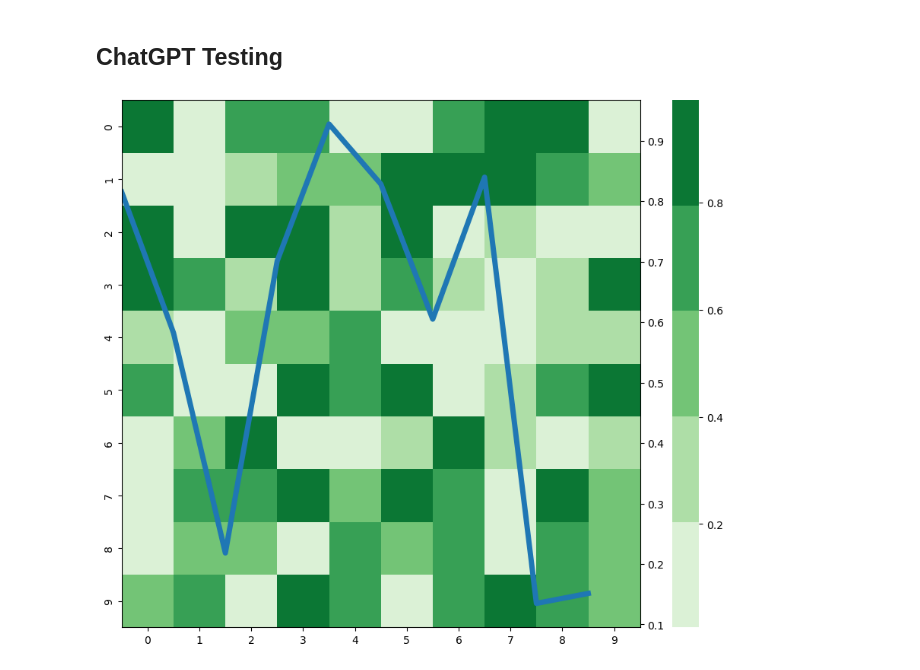
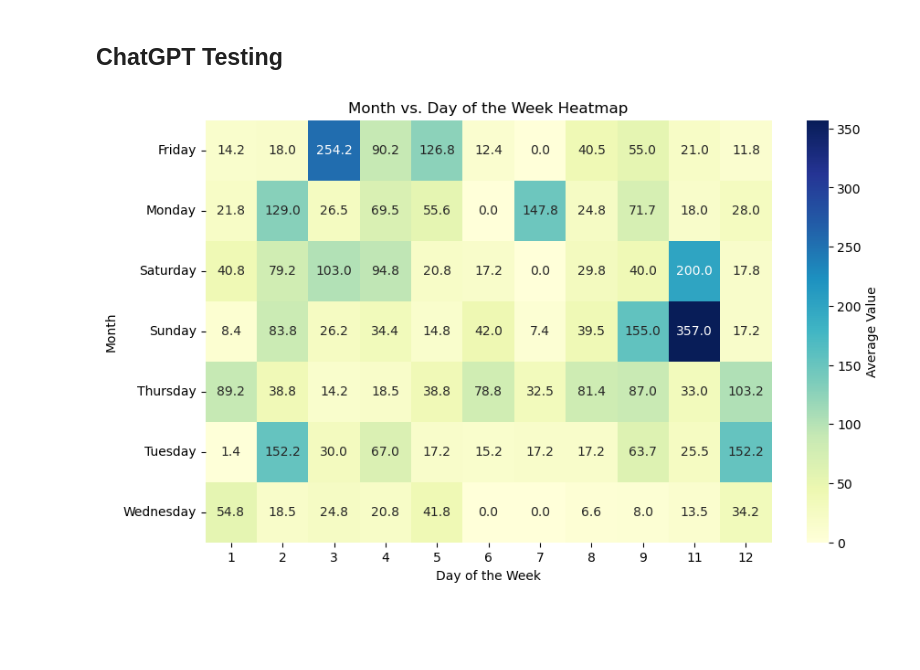
Before and after one commit to saminourji/TinderAnalysis, a Jupyter notebook: main.ipynb, the cells around one changed output. Drawn from its saved outputs; the diff is of its cells as text; code cells hidden in the pictures; blank space fills up the shorter version.

```diff
--- a/main.ipynb
+++ b/main.ipynb
@@ -349,12 +381,12 @@ plt.show()
 # data = {'swipes_passes': [2, 8, 9, 12, 2, 3],
 #         'swipes_likes_no_match': [5, 10, 15, 20, 25, 30]}
 
-# df_passes_matches_monthly = pd.DataFrame(data)
+# monthly = pd.DataFrame(data)
 
 # fig, ax = plt.subplots(figsize=(12, 6))
 
 # # Create a single heatmap for both columns
-# sns.heatmap(df_passes_matches_monthly[['swipes_passes', 'swipes_likes_no_match']].T, ax=ax, annot=False, fmt='d', cbar_kws={'label': 'Value'})
+# sns.heatmap(monthly[['swipes_passes', 'swipes_likes_no_match']].T, ax=ax, annot=False, fmt='d', cbar_kws={'label': 'Value'})
 
 # ax.set_title('Heatmap of Monthly Data')
 # ax.set_xlabel('Time Period')
@@ -437,42 +469,95 @@ plt.show()
 # plt.plot(x, y3, label='Plot 3', color='green')
 
 # # Add legend to differentiate the plots
 # plt.legend()
 
 # # Set a title
 # plt.title('Combined Plots')
 
 # # Show the plot
 # plt.show()
 # import matplotlib.pyplot as plt
 # import seaborn as sns
 # import numpy as np
 
 # data1 = np.random.random((10, 10))
 # data2 = np.random.random((10))
 
 # f, ax = plt.subplots(figsize=(11, 9))
 # plt.tick_params(bottom='on')
 # ax = sns.heatmap(data1, cmap=sns.color_palette("Greens", 5))
 # ax2 = plt.twinx()
 # sns.lineplot(data=data2, linewidth=5, ax=ax2)
 # ax.axis('tight')
 
 # plt.show()
-import matplotlib.pyplot as plt
-import seaborn as sns
-import numpy as np
+# import matplotlib.pyplot as plt
+# import seaborn as sns
+# import numpy as np
 
-data1 = np.random.random((10, 10))
-data2 = np.random.random((10))
+# data1 = np.random.random((10, 10))
+# data2 = np.random.random((10))
 
-f, ax = plt.subplots(figsize=(11, 9))
-plt.tick_params(bottom='on')
-ax = sns.heatmap(data1, cmap=sns.color_palette("Greens", 5))
-ax2 = plt.twinx()
-sns.lineplot(data=data2, linewidth=5, ax=ax2)
-ax.axis('tight')
+# f, ax = plt.subplots(figsize=(11, 9))
+# plt.tick_params(bottom='on')
+# ax = sns.heatmap(data1, cmap=sns.color_palette("Greens", 5))
+# ax2 = plt.twinx()
+# sns.lineplot(data=data2, linewidth=5, ax=ax2)
+# ax.axis('tight')
 
+# plt.show()
+
+
+
+# import seaborn as sns
+# import matplotlib.pyplot as plt
+
+# # Sample data
+# data = {
+#     'Date': ['2023-01-01', '2023-01-02', '2023-01-03', '2023-01-04', '2023-01-05'],
+#     'swipes_passes': [10, 15, 8, 25, 20],
+# }
+
+# monthly = pd.DataFrame(data)
+
+# # Create a figure and a single subplot
+# fig, ax1 = plt.subplots(figsize=(8, 6))
+
+# # Create a heatmap on the primary y-axis
+# sns.heatmap(monthly[['swipes_passes']].T, ax=ax1, cmap='YlGnBu', annot=True, fmt='d', cbar_kws={'label': 'Heatmap Value'})
+# ax1.set_title('Heatmap')
+# ax1.set_xlabel('X-axis Label')
+# ax1.set_ylabel('Heatmap Y-axis Label')
+
+# # Create a secondary y-axis for the line plot
+# ax2 = ax1.twinx()
+
+# # Create a line plot on the secondary y-axis
+# sns.lineplot(data=monthly, x='Date', y='swipes_passes', ax=ax2, color='red', label='Line Plot')
+# ax2.set_ylabel('Line Plot Y-axis Label')
+
+# # Add a legend to differentiate the heatmap and line plot
+# ax1.get_legend().remove()  # Remove the heatmap legend
+# ax2.legend()
+
+# # Show the plot
+# plt.show()
+
+# Extract month and day of the week from the index
+df['Month'] = df.index.month
+df['DayOfWeek'] = df.index.day_name()
+
+# scale(df,"swipes_passes")
+
+# Pivot the data to create a heatmap
+heatmap_data = df.pivot_table(index='DayOfWeek', columns='Month', values='swipes_passes', aggfunc='mean')
+
+# Create the heatmap
+plt.figure(figsize=(10, 6))
+sns.heatmap(heatmap_data, cmap='YlGnBu', annot=True, fmt=".1f", cbar_kws={'label': 'Average Value'})
+plt.title('Month vs. Day of the Week Heatmap')
+plt.xlabel('Day of the Week')
+plt.ylabel('Month')
 plt.show()
 # %% [output]
-[figure, old version]
+[figure, new version]
```
Also changed, not shown: parts of 6 cells of this notebook.
